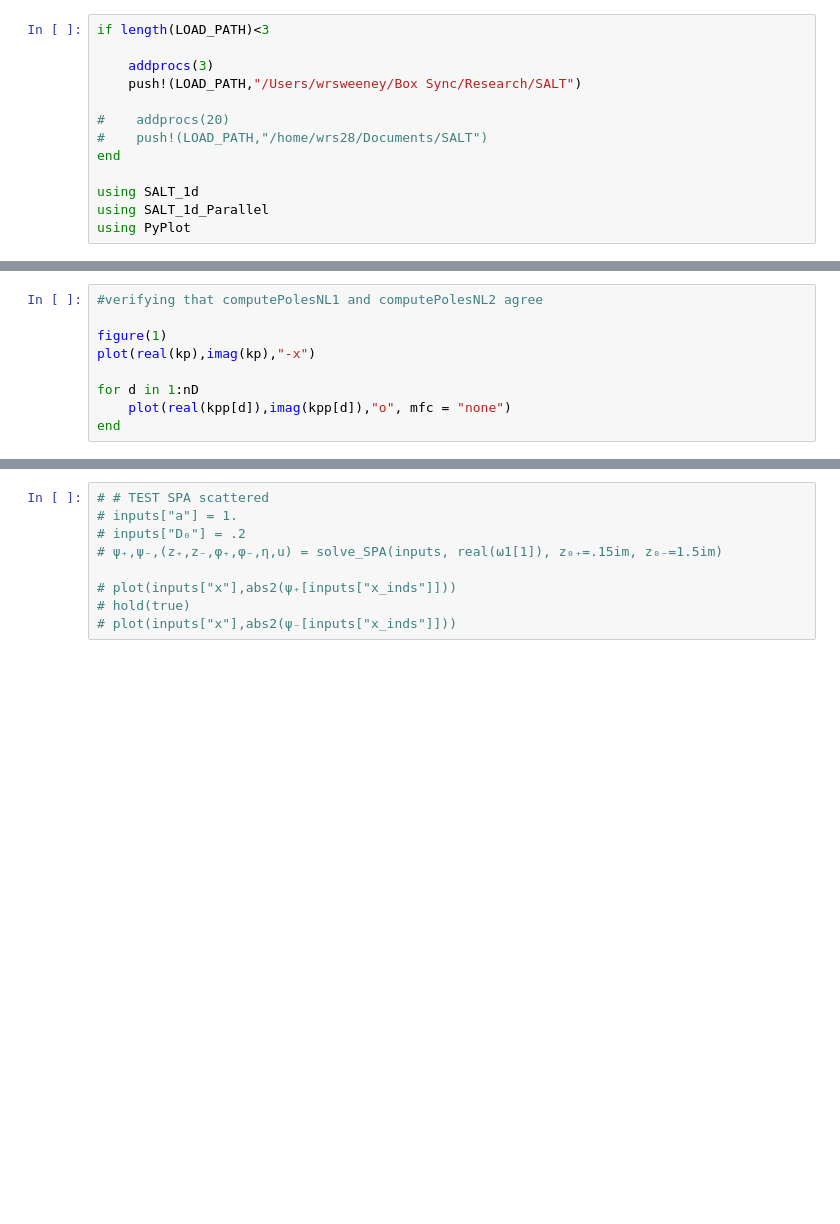
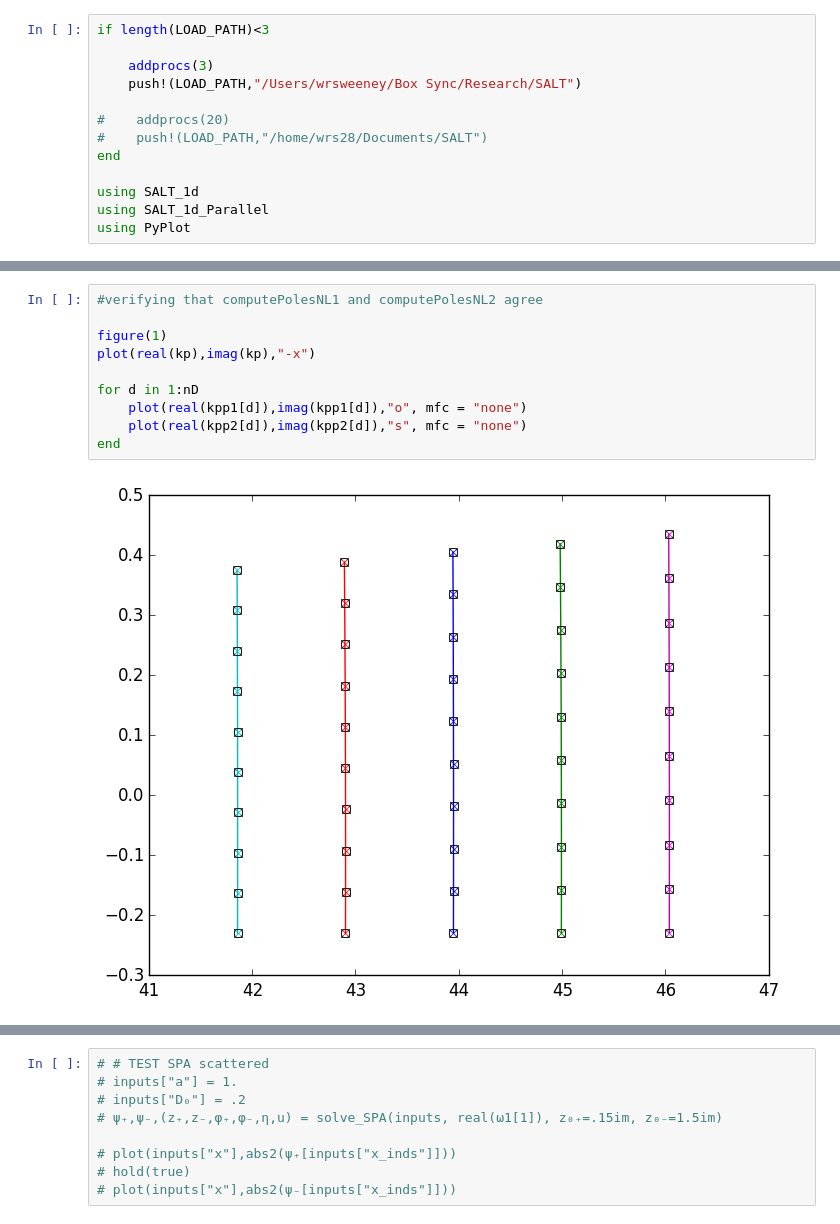
Before and after one commit to wrs28/SALT_1d, a Jupyter notebook: SALT_TEST_1D.ipynb, the cells around one changed output, grey strips where cells are left out. Drawn from its saved outputs; the diff is of its cells as text; blank space fills up the shorter version.

```diff
--- a/SALT_TEST_1D.ipynb
+++ b/SALT_TEST_1D.ipynb
@@ -219,12 +250,15 @@ end
 # %%
 #verifying that computePolesNL1 and computePolesNL2 agree
 
 figure(1)
 plot(real(kp),imag(kp),"-x")
 
 for d in 1:nD
-    plot(real(kpp[d]),imag(kpp[d]),"o", mfc = "none")
+    plot(real(kpp1[d]),imag(kpp1[d]),"o", mfc = "none")
+    plot(real(kpp2[d]),imag(kpp2[d]),"s", mfc = "none")
 end
+# %% [output]
+[figure, added]
 # %%
 # verify computeZerosNL2
 
```
Also changed, not shown: parts of 25 cells of this notebook, 3 other files.
